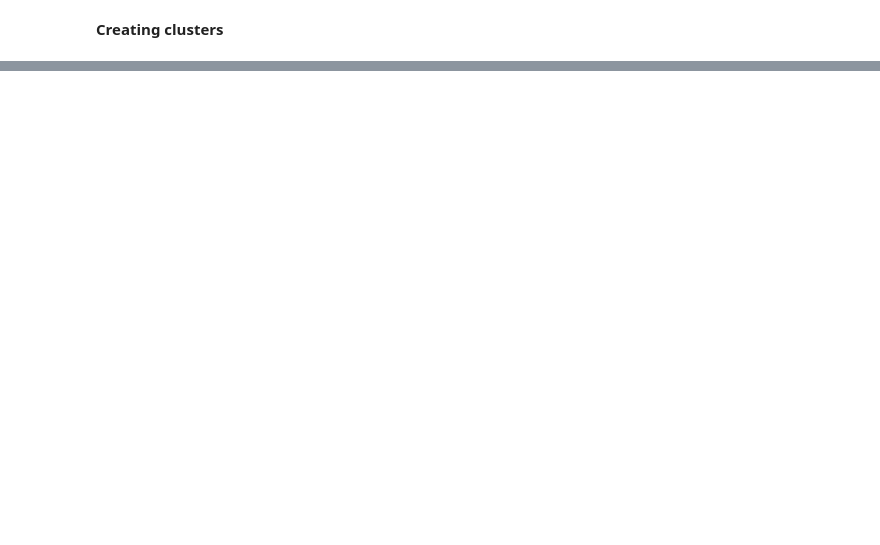
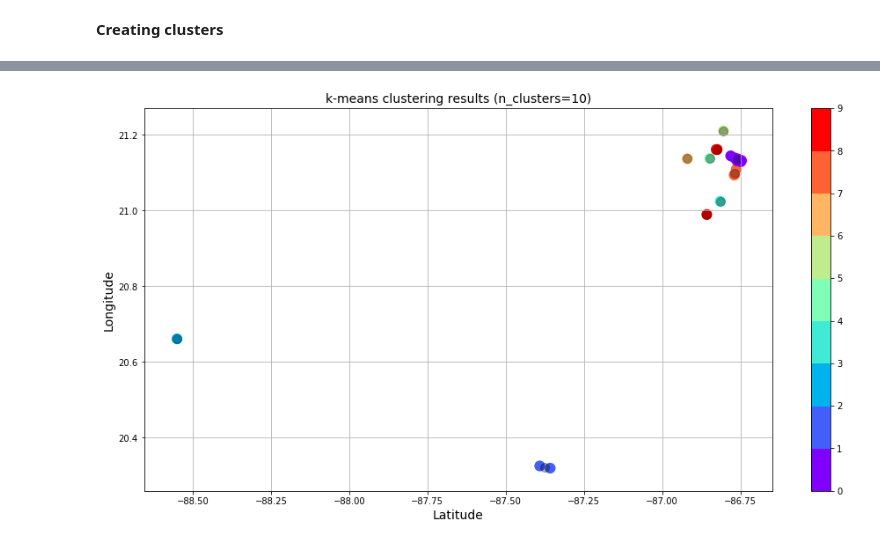
Before and after one commit to alancflau/Trip-planner, a Jupyter notebook: Planner.ipynb, the cells around one changed output, grey strips where cells are left out. Cells and saved outputs as stored; diff of their text form; code cells hidden in the pictures; blank space fills up the shorter version.

```diff
--- a/Planner.ipynb
+++ b/Planner.ipynb
@@ -171,5 +158,5 @@ from sklearn.cluster import KMeans
 # Creating an instance of KMeans to find 10 clusters
 kmeans_1 = KMeans(n_clusters=10)
 # Using fit_predict to cluster the dataset
-X = df[['Longitude','Latitude']].values
+X = sample_df[['Longitude','Latitude']].values
 predictions = kmeans_1.fit_predict(X)
@@ -186,0 +163,20 @@ coords
+# %%
+clustered = pd.concat([sample_df.reset_index(),
+                       pd.DataFrame({'Cluster':predictions})],
+                      axis=1)
+clustered.drop('index', axis = 1, inplace = True)
+# %%
+conditions = [
+    clustered['Cluster'] == 0,
+    clustered['Cluster'] == 1,
+    clustered['Cluster'] == 2,
+    clustered['Cluster'] == 3,
+    clustered['Cluster'] == 4,
+    clustered['Cluster'] == 5,
+    clustered['Cluster'] == 6,
+    clustered['Cluster'] == 7,
+    clustered['Cluster'] == 8,
+    clustered['Cluster'] == 9 ]
+choices = ['Monday', 'Tuesday', 'Wednesday', 'Thursday', 'Friday','Saturday',
+           'Sunday', 'Monday', 'Tuesday', 'Wednesday' ]
+clustered['Vacation Day'] = np.select(conditions, choices, default='black')
@@ -186,0 +203,18 @@ coords
+# %%
+fig = plt.figure(figsize=(16,8))
+cmap=plt.cm.rainbow
+norm = matplotlib.colors.BoundaryNorm(np.arange(0,10,1), cmap.N)
+plt.scatter(clustered['Longitude'], clustered['Latitude'], c=clustered['Cluster'],
+            cmap=cmap, norm=norm, s=150, edgecolor='none')
+plt.colorbar(ticks=np.linspace(0,9,10))
+centers = kmeans_1.cluster_centers_
+plt.scatter(centers[:, 0], centers[:, 1], c='black', s=100, alpha=0.3);
+#plt.xlim(2.28, 2.375)
+#plt.ylim(48.84, 48.89)
+plt.xlabel('Latitude', fontsize=14)
+plt.ylabel('Longitude', fontsize=14)
+plt.title('k-means clustering results (n_clusters=10)', fontsize=14)
+plt.grid()
+plt.show()
+# %% [output]
+[figure, added]
```
Also changed, not shown: parts of 28 cells of this notebook.
